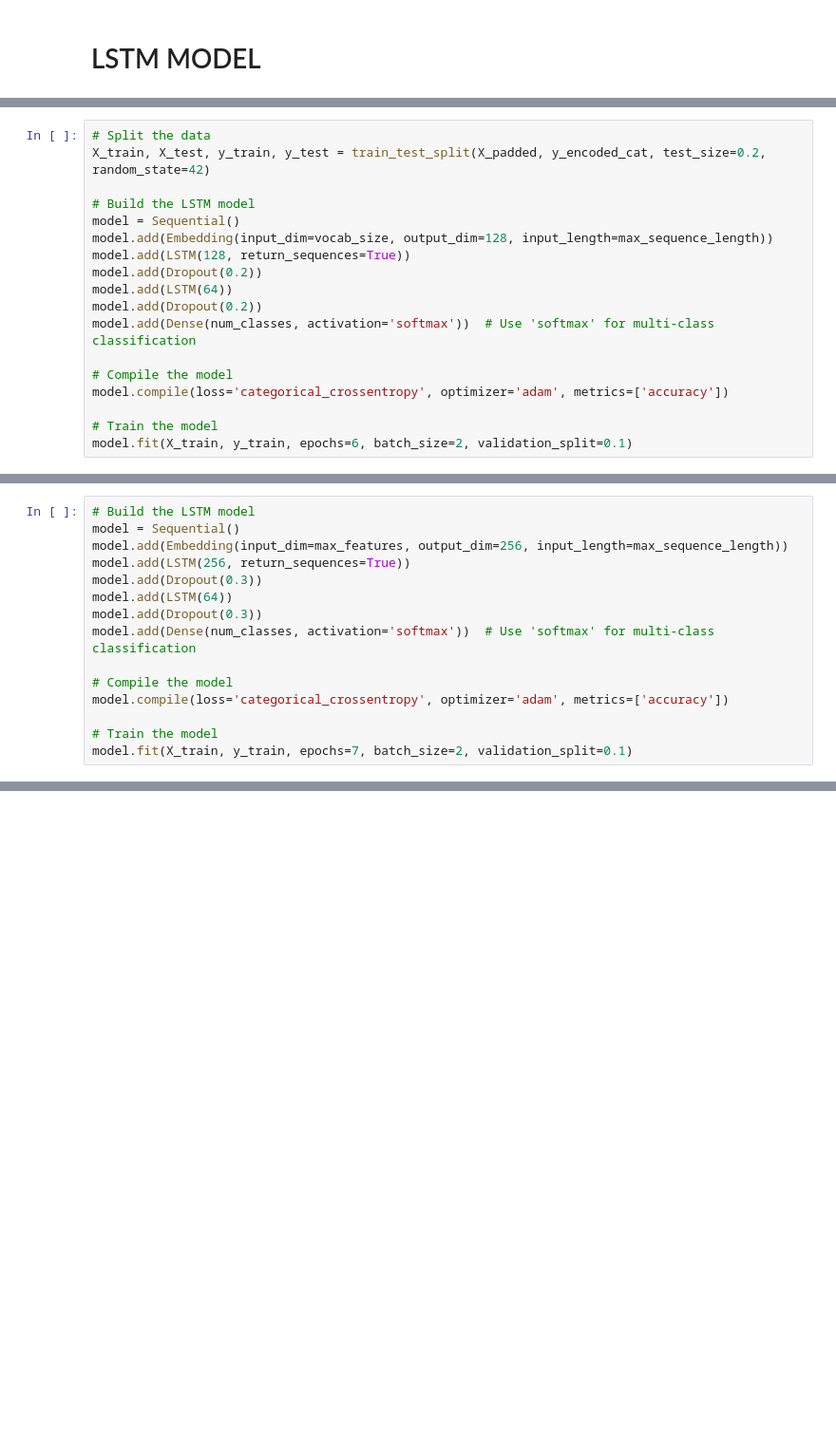
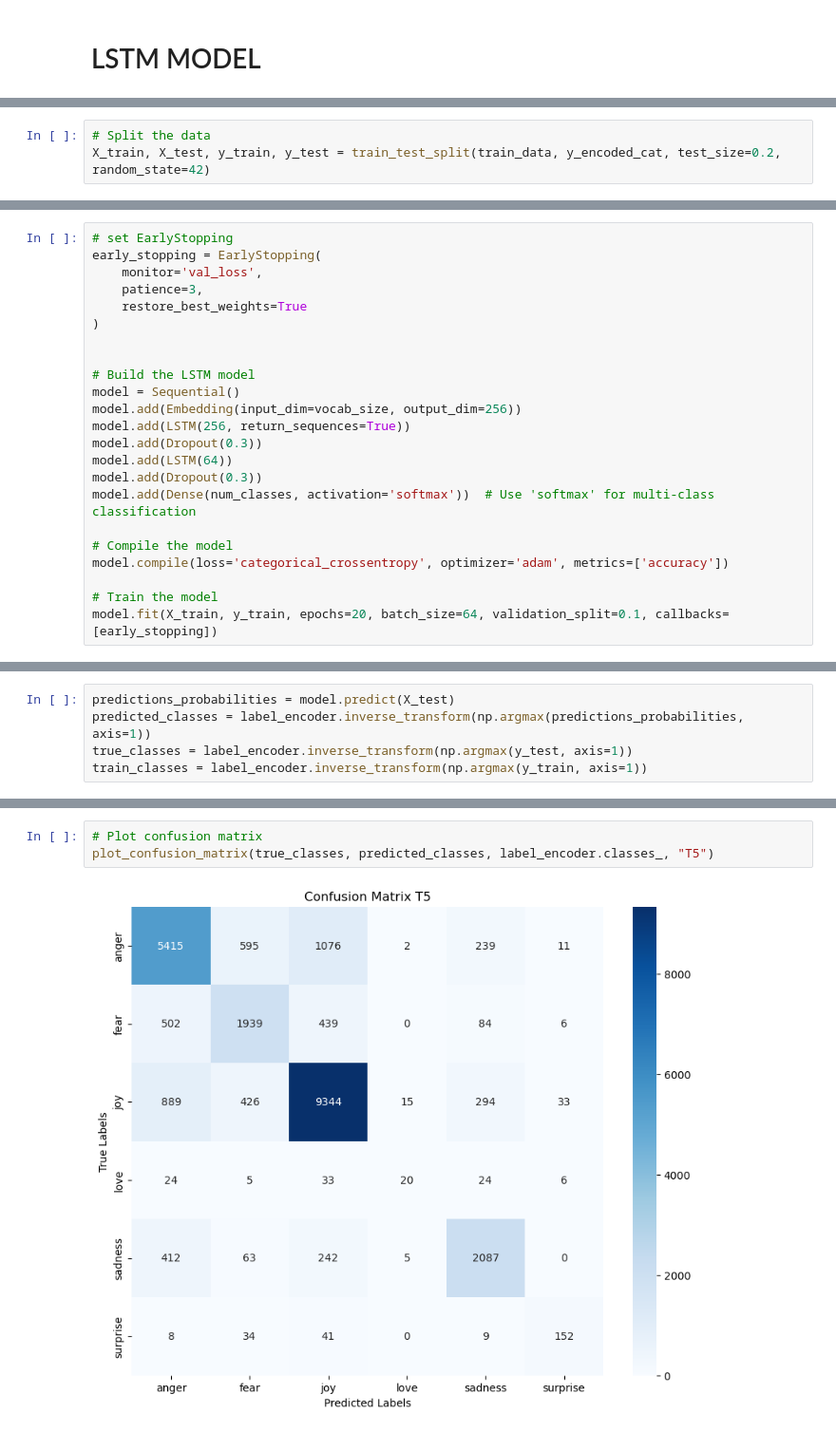
Before and after one commit to SaraHoxha/emotion-detection-txa, a Jupyter notebook: Model Implementation/LSTM_T5.ipynb, the cells around one changed output, grey strips where cells are left out. Shown at 95% size. Drawn from its saved outputs; the diff is of its cells as text; blank space fills up the shorter version.

Commit message:
add lstm results and format

```diff
--- a/Model Implementation/LSTM_T5.ipynb
+++ b/Model Implementation/LSTM_T5.ipynb
@@ -86,0 +98,3 @@ vocab_size = max_features
+# %%
+# Split the data
+X_train, X_test, y_train, y_test = train_test_split(train_data, y_encoded_cat, test_size=0.2, random_state=42)
@@ -87,19 +140,24 @@ vocab_size = max_features
 # %%
-# Split the data
-X_train, X_test, y_train, y_test = train_test_split(X_padded, y_encoded_cat, test_size=0.2, random_state=42)
+# set EarlyStopping
+early_stopping = EarlyStopping(
+    monitor='val_loss',
+    patience=3,
+    restore_best_weights=True
+)
+
 
 # Build the LSTM model
 model = Sequential()
-model.add(Embedding(input_dim=vocab_size, output_dim=128, input_length=max_sequence_length))
-model.add(LSTM(128, return_sequences=True))
-model.add(Dropout(0.2))
+model.add(Embedding(input_dim=vocab_size, output_dim=256))
+model.add(LSTM(256, return_sequences=True))
+model.add(Dropout(0.3))
 model.add(LSTM(64))
-model.add(Dropout(0.2))
+model.add(Dropout(0.3))
 model.add(Dense(num_classes, activation='softmax'))  # Use 'softmax' for multi-class classification
 
 # Compile the model
 model.compile(loss='categorical_crossentropy', optimizer='adam', metrics=['accuracy'])
 
 # Train the model
-model.fit(X_train, y_train, epochs=6, batch_size=2, validation_split=0.1)
+model.fit(X_train, y_train, epochs=20, batch_size=64, validation_split=0.1, callbacks=[early_stopping])
 # %% [output]
@@ -183,15 +194,0 @@ Best hyperparameters: {'output_dim': 256, 'lstm_units1': 256, 'dropout_rate': 0.
-# %%
-# Build the LSTM model
-model = Sequential()
-model.add(Embedding(input_dim=max_features, output_dim=256, input_length=max_sequence_length))
-model.add(LSTM(256, return_sequences=True))
-model.add(Dropout(0.3))
-model.add(LSTM(64))
-model.add(Dropout(0.3))
-model.add(Dense(num_classes, activation='softmax'))  # Use 'softmax' for multi-class classification
-
-# Compile the model
-model.compile(loss='categorical_crossentropy', optimizer='adam', metrics=['accuracy'])
-
-# Train the model
-model.fit(X_train, y_train, epochs=7, batch_size=2, validation_split=0.1)
@@ -242,0 +195,5 @@ weighted avg       0.59      0.58      0.55     24474
+# %%
+predictions_probabilities = model.predict(X_test)
+predicted_classes = label_encoder.inverse_transform(np.argmax(predictions_probabilities, axis=1))
+true_classes = label_encoder.inverse_transform(np.argmax(y_test, axis=1))
+train_classes = label_encoder.inverse_transform(np.argmax(y_train, axis=1))
@@ -242,0 +204,5 @@ weighted avg       0.59      0.58      0.55     24474
+# %%
+# Plot confusion matrix
+plot_confusion_matrix(true_classes, predicted_classes, label_encoder.classes_, "T5")
+# %% [output]
+[figure, added]
```
Also changed, not shown: parts of 31 cells of this notebook, 6 other files.
